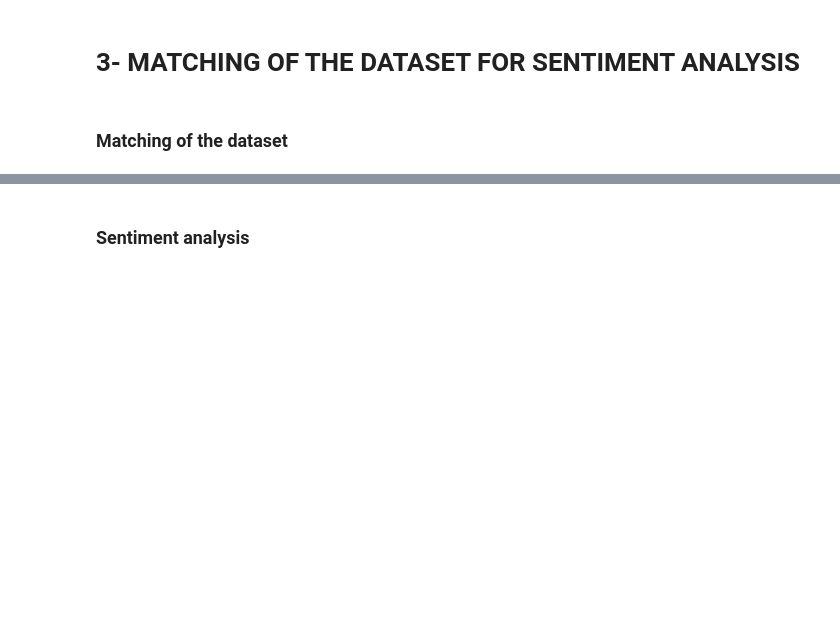
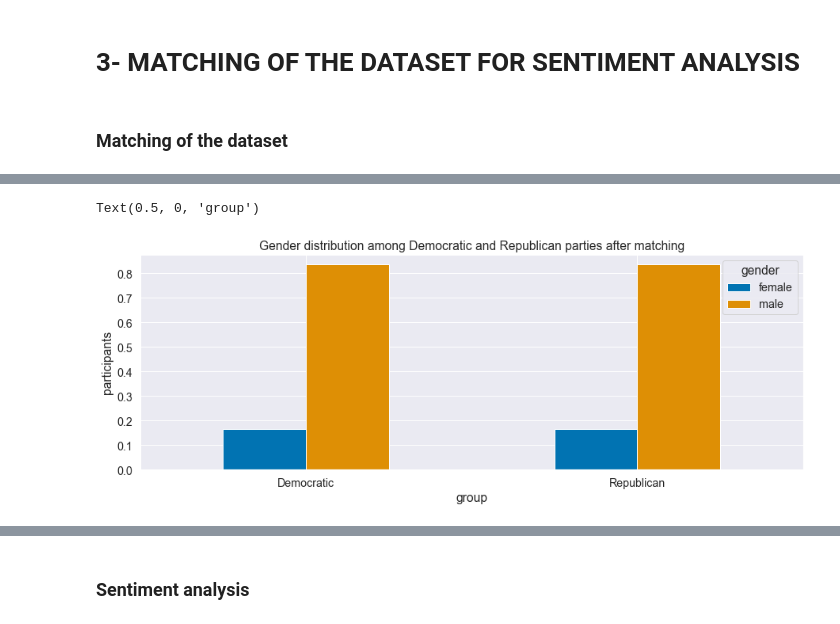
Before and after one commit to epfl-ada/ada-2021-project-sate, a Jupyter notebook: Milestone2.ipynb, the cells around one changed output, grey strips where cells are left out. Drawn from its saved outputs; the diff is of its cells as text; code cells hidden in the pictures; blank space fills up the shorter version.

```diff
--- a/Milestone2.ipynb
+++ b/Milestone2.ipynb
@@ -304,0 +412,34 @@ Most of the quotations of the mmonth of October were found in articles of the 2n
+# %%
+def get_similarity(propensity_score1, propensity_score2):
+    '''Calculate similarity for instances with given propensity scores'''
+    return 1-np.abs(propensity_score1-propensity_score2)
+# %%
+def matching(df):
+    # Separate the treatment and control groups
+    treatment_df = df[df['Republican'] == 1]
+    control_df = df[df['Republican'] == 0]
+
+    # Create an empty undirected graph
+    G = nx.Graph()
+
+    # Loop through all the pairs of instances
+    for control_id, control_row in control_df.iterrows():
+        for treatment_id, treatment_row in treatment_df.iterrows():
+
+            # Calculate the similarity
+            if(control_row['male']==treatment_row['male']):
+                similarity = get_similarity(control_row['Propensity_score'],
+                                            treatment_row['Propensity_score'])
+            # Add an edge between the two instances weighted by the similarity between them
+                G.add_weighted_edges_from([(control_id, treatment_id, similarity)])
+
+    # Generate and return the maximum weight matching on the generated graph
+    matching = nx.max_weight_matching(G)
+    matched = [i[0] for i in list(matching)] + [i[1] for i in list(matching)]
+    balanced_df = df.iloc[matched]
+    return balanced_df
+# %%
+def process_df(df):
+    df = logreg(df)
+    balanced_df = matching(df)
+    return balanced_df.reset_index(drop = True)
@@ -304,0 +448,2 @@ Most of the quotations of the mmonth of October were found in articles of the 2n
+# %%
+gunquotes_balanced = process_df(gunquotes_clean[:1000])
@@ -304,0 +470,11 @@ Most of the quotations of the mmonth of October were found in articles of the 2n
+# %%
+group = gunquotes_balanced.groupby(['party', 'gender'])['gender'].count()
+group = group.unstack()
+group = group.div(group.sum(axis=1), axis=0)
+pl = group.plot(kind='bar', figsize=[15,5], rot=0)
+pl.set_title('Gender distribution among Democratic and Republican parties after matching')
+pl.set_ylabel('participants')
+pl.set_xlabel('group')
+# %% [output]
+Text(0.5, 0, 'group')
+[figure, added]
```
Also changed, not shown: parts of 22 cells of this notebook.
